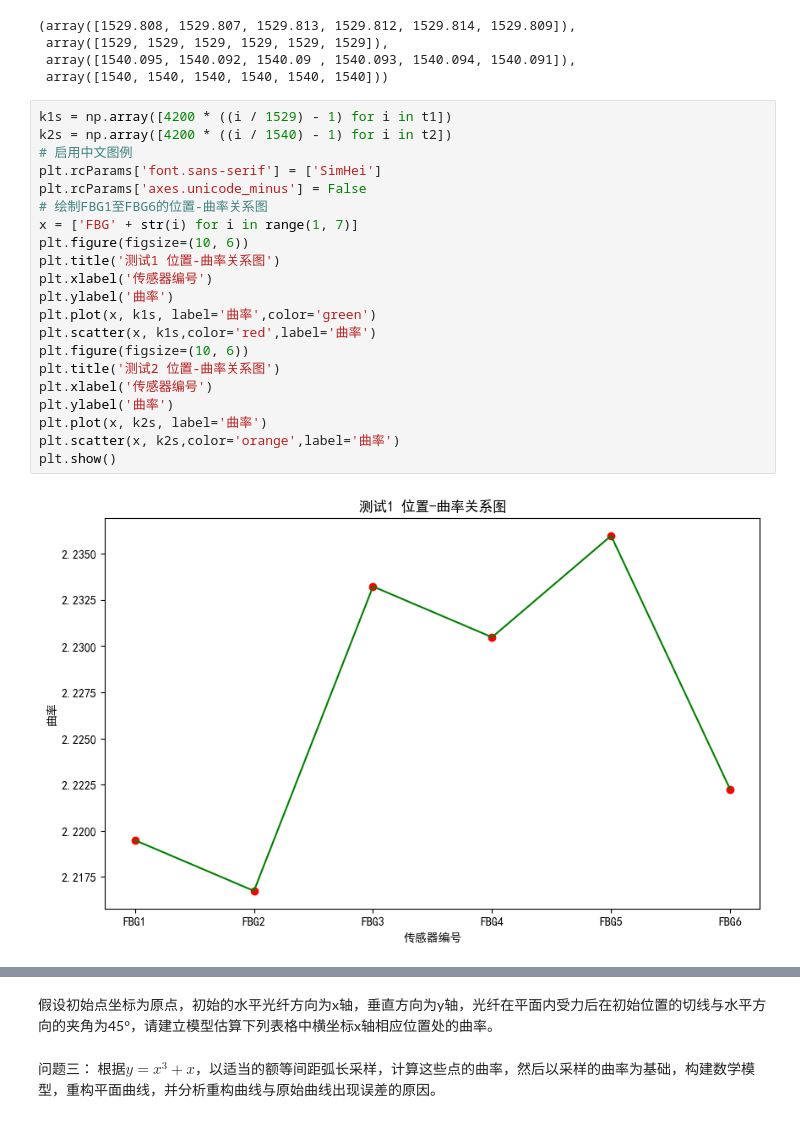
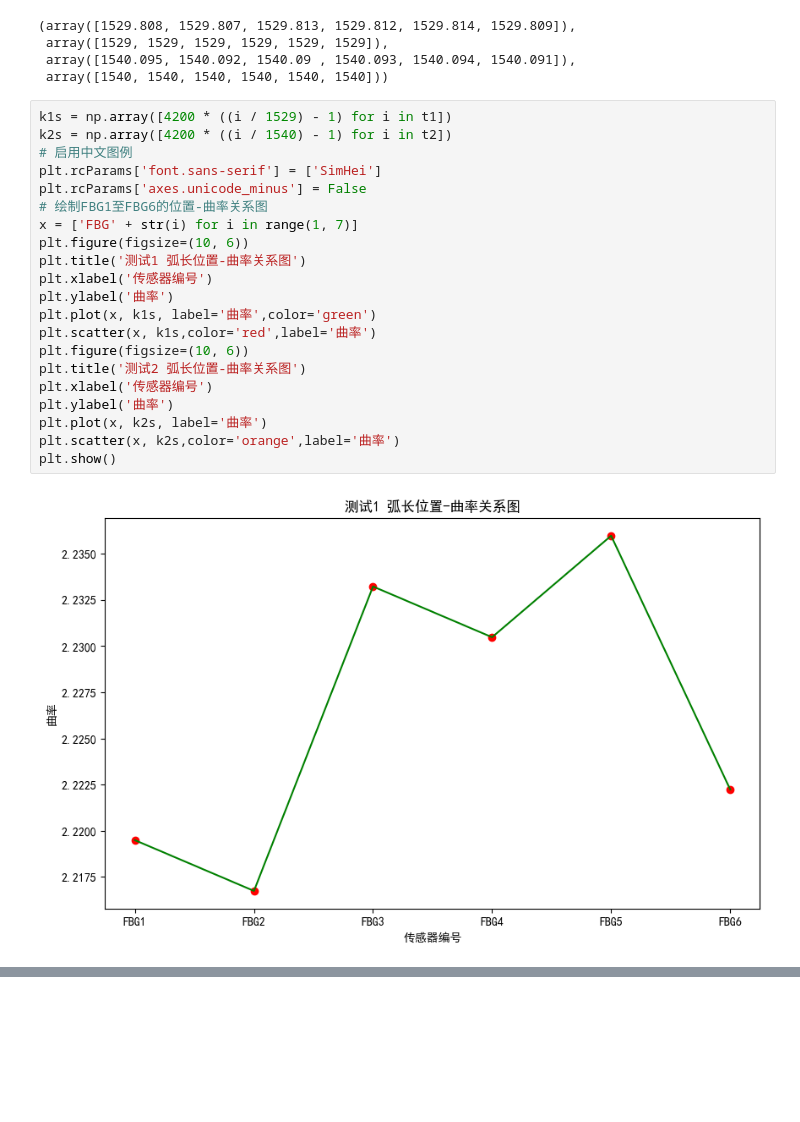
Before and after one commit to JesterHey/2024------, a Jupyter notebook: q1.ipynb, the cells around one changed output, grey strips where cells are left out. Cells and saved outputs as stored; diff of their text form; blank space fills up the shorter version.

```diff
--- a/q1.ipynb
+++ b/q1.ipynb
@@ -18,23 +14,23 @@ t1, t1_original, t2, t2_original
 # %%
 k1s = np.array([4200 * ((i / 1529) - 1) for i in t1])
 k2s = np.array([4200 * ((i / 1540) - 1) for i in t2])
 # 启用中文图例
 plt.rcParams['font.sans-serif'] = ['SimHei']
 plt.rcParams['axes.unicode_minus'] = False
 # 绘制FBG1至FBG6的位置-曲率关系图
 x = ['FBG' + str(i) for i in range(1, 7)]
 plt.figure(figsize=(10, 6))
-plt.title('测试1 位置-曲率关系图')
+plt.title('测试1 弧长位置-曲率关系图')
 plt.xlabel('传感器编号')
 plt.ylabel('曲率')
 plt.plot(x, k1s, label='曲率',color='green')
 plt.scatter(x, k1s,color='red',label='曲率')
 plt.figure(figsize=(10, 6))
-plt.title('测试2 位置-曲率关系图')
+plt.title('测试2 弧长位置-曲率关系图')
 plt.xlabel('传感器编号')
 plt.ylabel('曲率')
 plt.plot(x, k2s, label='曲率')
 plt.scatter(x, k2s,color='orange',label='曲率')
 plt.show()
 # %% [output]
-[figure, old version]
+[figure, new version]
@@ -42,5 +37,0 @@ plt.show()
-# %% [markdown]
-假设初始点坐标为原点，初始的水平光纤方向为x轴，垂直方向为y轴，光纤在平面内受力后在初始位置的切线与水平方向的夹角为45°，请建立模型估算下列表格中横坐标x轴相应位置处的曲率。
-# %% [markdown]
-问题三：
-根据$y = x^{3} + x$，以适当的额等间距弧长采样，计算这些点的曲率，然后以采样的曲率为基础，构建数学模型，重构平面曲线，并分析重构曲线与原始曲线出现误差的原因。
```
Also changed, not shown: parts of 10 cells of this notebook, 2 other files.
